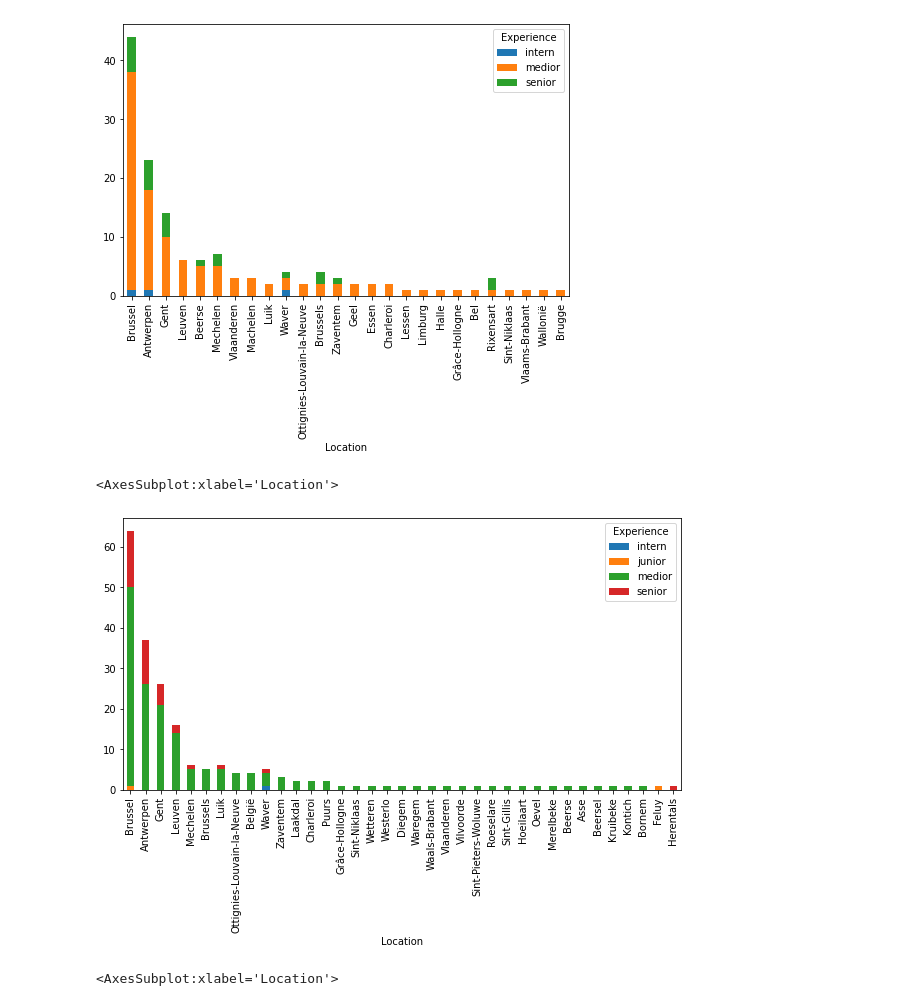
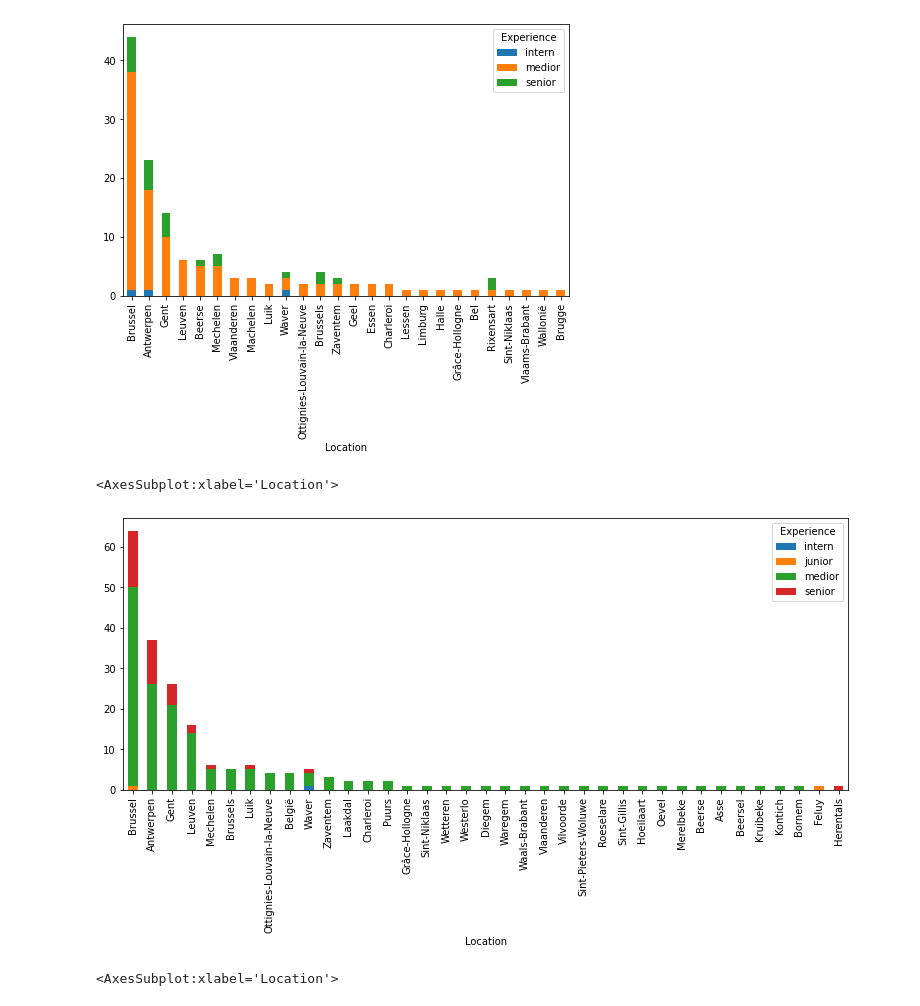
Before and after one commit to MaartenVandenhof-r0613805/Job-analysis, a Jupyter notebook: notebooks/linkedin-data-science-job-analysis-belgium.ipynb, the cells around one changed output. Saved outputs shown, nothing was run; the diff lists cells and outputs as text; code cells hidden in the pictures.

```diff
--- a/notebooks/linkedin-data-science-job-analysis-belgium.ipynb
+++ b/notebooks/linkedin-data-science-job-analysis-belgium.ipynb
@@ -122,4 +122,5 @@ cards_df.head()
 | 4 | Junior Market Analyst (FMCG) ... | GfK | Leuven | for over 80 years gfk has been a ... | en | [80, year, gfk, reliable, trust, ... |
 # %%
 # Create bigrams (ex: "machine", "learning" -> "machine_learning")
-bigram_phrases = gensim.models.Phrases(cards_df["nlp_desc"], min_count = 1, threshold = 10)
+bigram_phrases = gensim.models.Phrases(cards_df["nlp_desc"], min_count = 10, threshold = 50)
+cards_df["nlp_desc_bi"] = [bigram_phrases[doc] for doc in cards_df["nlp_desc"]]
@@ -211,14 +212,14 @@ dc_new.sort_values("medior", ascending=False).plot(kind="bar", stacked=True, fig
 # %%
 # Data Engineer
 de = pd.DataFrame(de_cards.groupby(["Location", "Experience"])["Experience"].count().sort_values(ascending=False))
 de = de.rename(columns={"Experience" : "Count"})
 de = de.reset_index()
 
 de_new = de.pivot_table(values="Count", columns="Experience", aggfunc="first", index="Location")
-de_new.sort_values("medior", ascending=False).plot(kind="bar", stacked=True, figsize=(10, 5))
+de_new.sort_values("medior", ascending=False).plot(kind="bar", stacked=True, figsize=(13, 5))
 # %% [output]
 <AxesSubplot:xlabel='Location'>
-[figure, old version]
+[figure, new version]
 # %%
 # Data Analyst
 da = pd.DataFrame(da_cards.groupby(["Location", "Experience"])["Experience"].count().sort_values(ascending=False))
```
Also changed, not shown: parts of 24 cells of this notebook, 4 other files.
